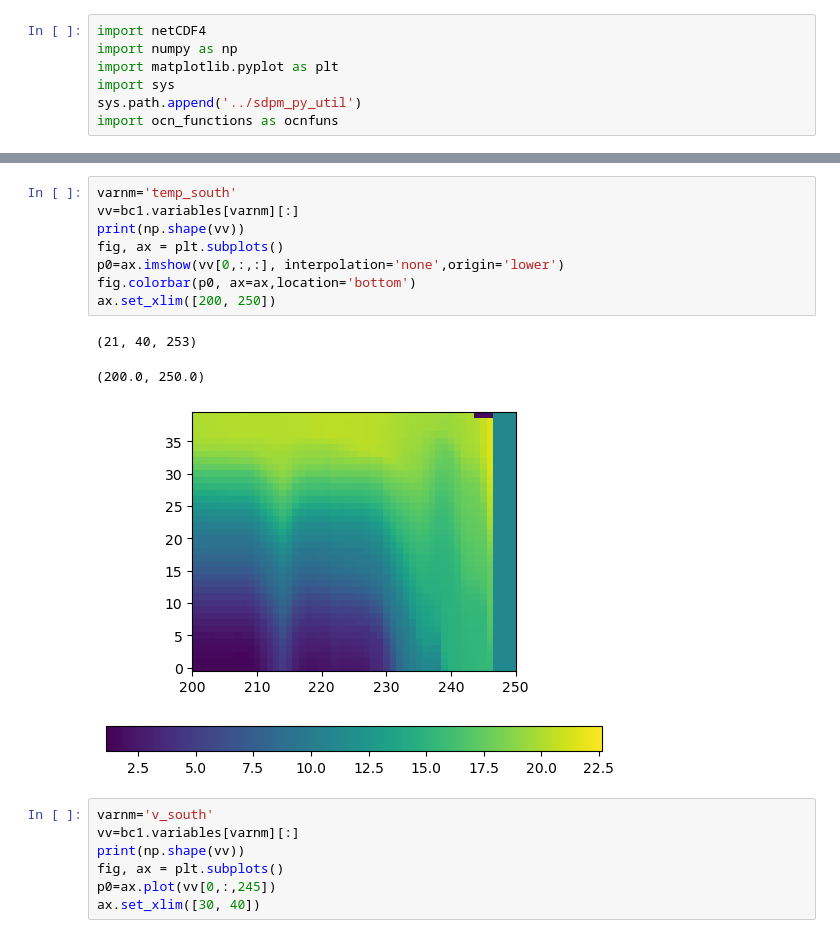
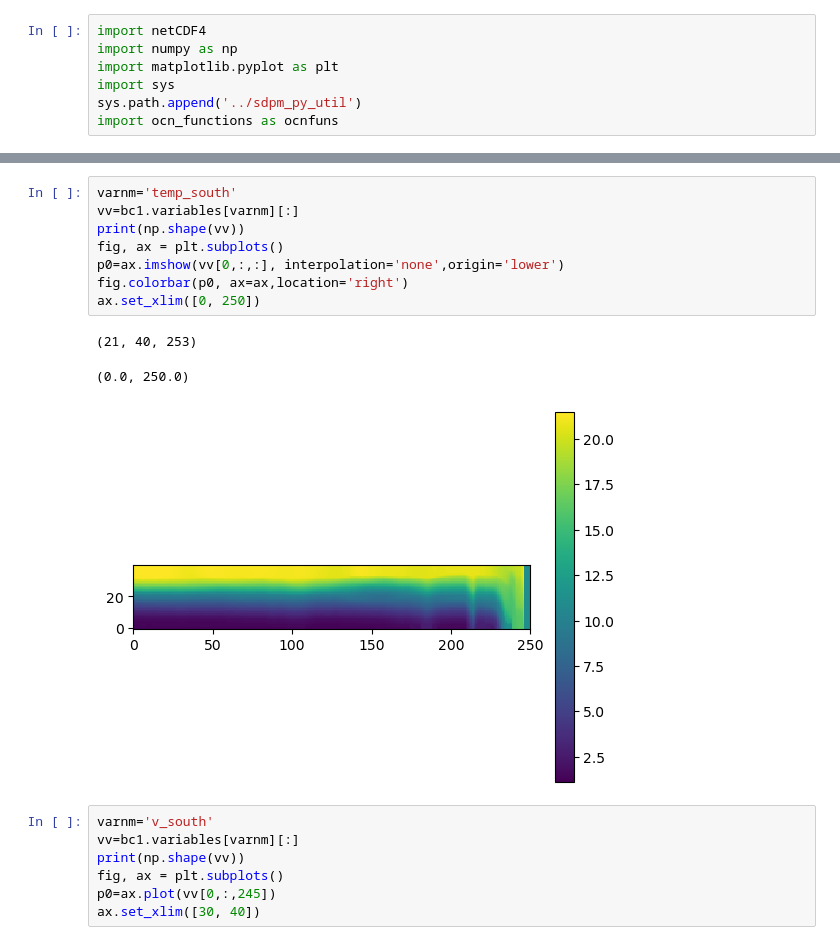
Before and after one commit to mspydell/PFM, a Jupyter notebook: driver/debugging_LV1.ipynb, the cells around one changed output, grey strips where cells are left out. Drawn from its saved outputs; the diff is of its cells as text.

```diff
--- a/driver/debugging_LV1.ipynb
+++ b/driver/debugging_LV1.ipynb
@@ -119,15 +124,15 @@ ax.set_ylim([-1,1])
 # %%
 varnm='temp_south'
 vv=bc1.variables[varnm][:]
 print(np.shape(vv))
 fig, ax = plt.subplots()
 p0=ax.imshow(vv[0,:,:], interpolation='none',origin='lower')
-fig.colorbar(p0, ax=ax,location='bottom')
-ax.set_xlim([200, 250])
+fig.colorbar(p0, ax=ax,location='right')
+ax.set_xlim([0, 250])
 # %% [output]
 (21, 40, 253)
-(200.0, 250.0)
+(0.0, 250.0)
-[figure, old version]
+[figure, new version]
 # %%
 varnm='v_south'
 vv=bc1.variables[varnm][:]
```
Also changed, not shown: parts of 6 cells of this notebook.
